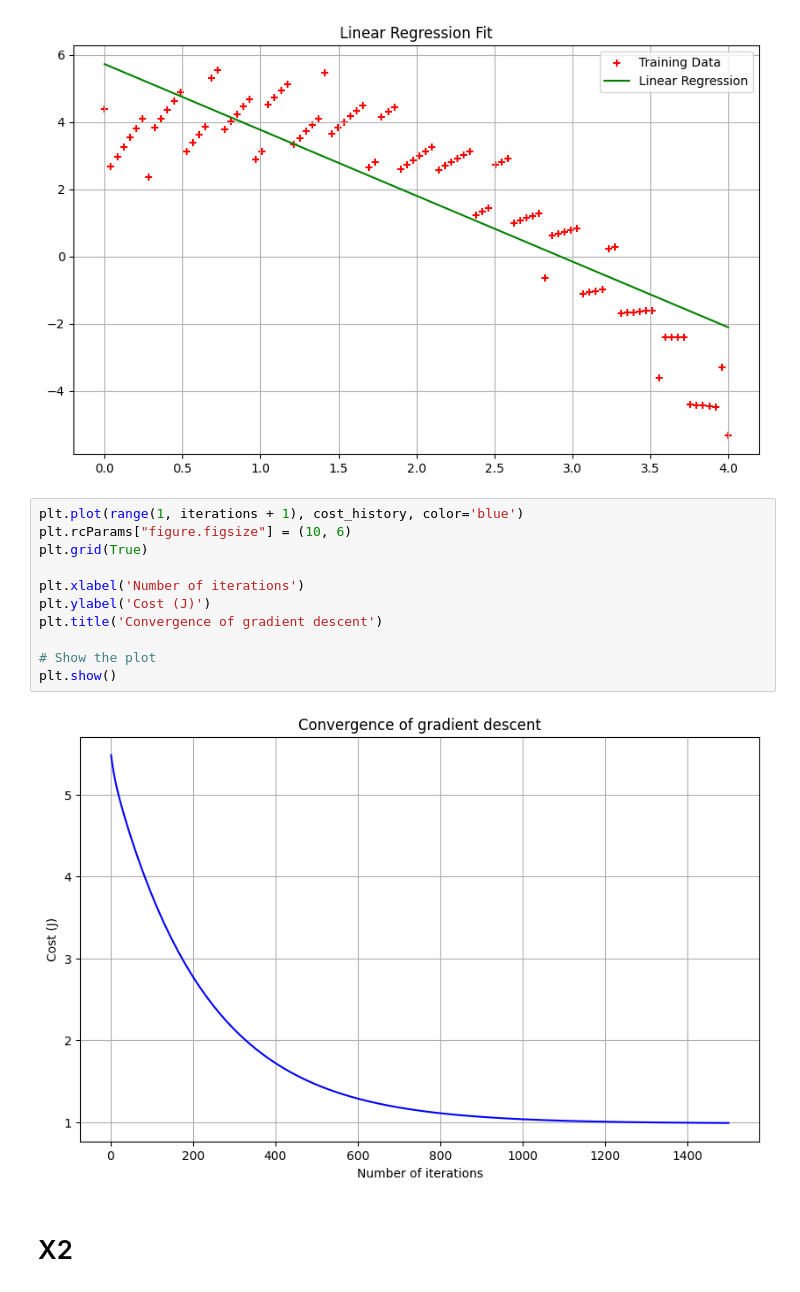
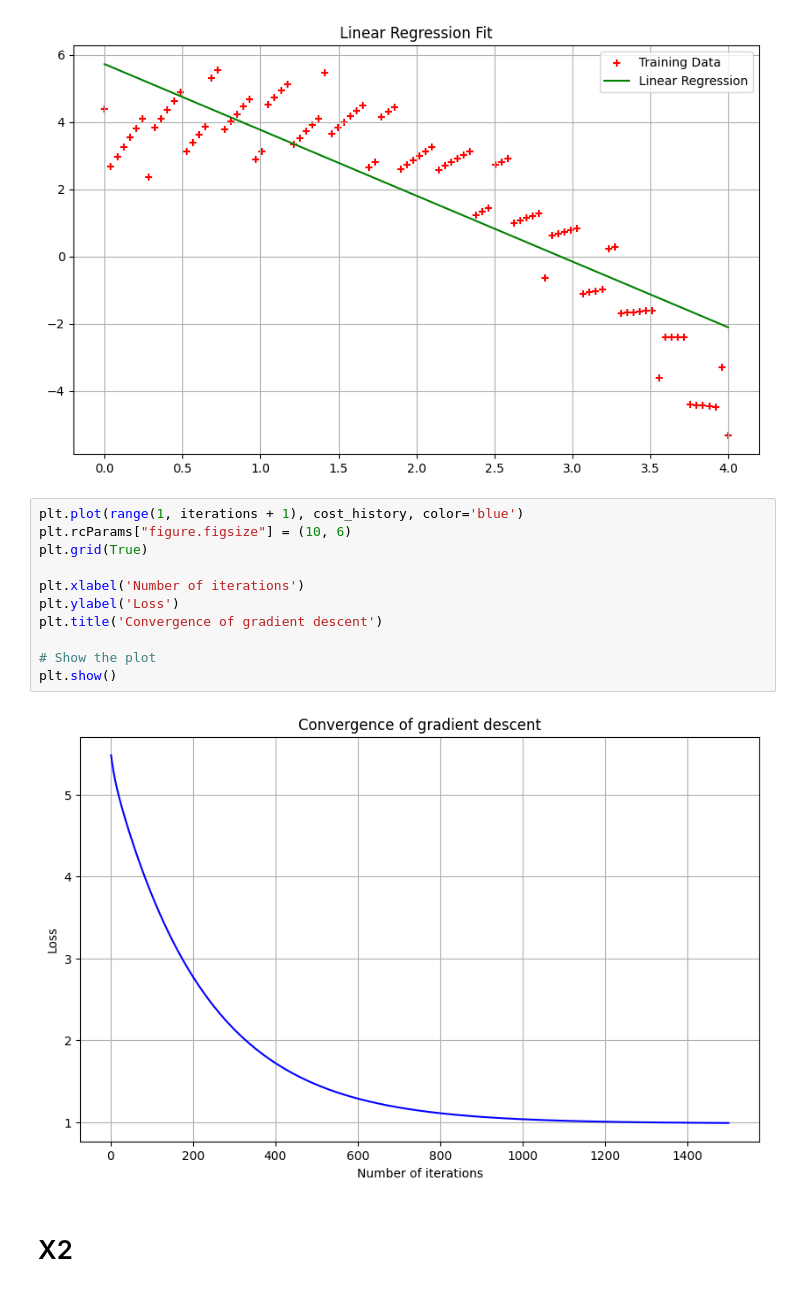
Before and after one commit to Swayyum/Intro-to-ML, a Jupyter notebook: HW1.ipynb, the cells around one changed output. Drawn from its saved outputs; the diff is of its cells as text.

```diff
--- a/HW1.ipynb
+++ b/HW1.ipynb
@@ -170,16 +170,16 @@ plt.show()
 # %%
 plt.plot(range(1, iterations + 1), cost_history, color='blue')
 plt.rcParams["figure.figsize"] = (10, 6)
 plt.grid(True)
 
 plt.xlabel('Number of iterations')
-plt.ylabel('Cost (J)')
+plt.ylabel('Loss')
 plt.title('Convergence of gradient descent')
 
 # Show the plot
 plt.show()
 # %% [output]
-[figure, old version]
+[figure, new version]
 # %% [markdown]
 # X2
 # %%
```
Also changed, not shown: parts of 3 cells of this notebook.
